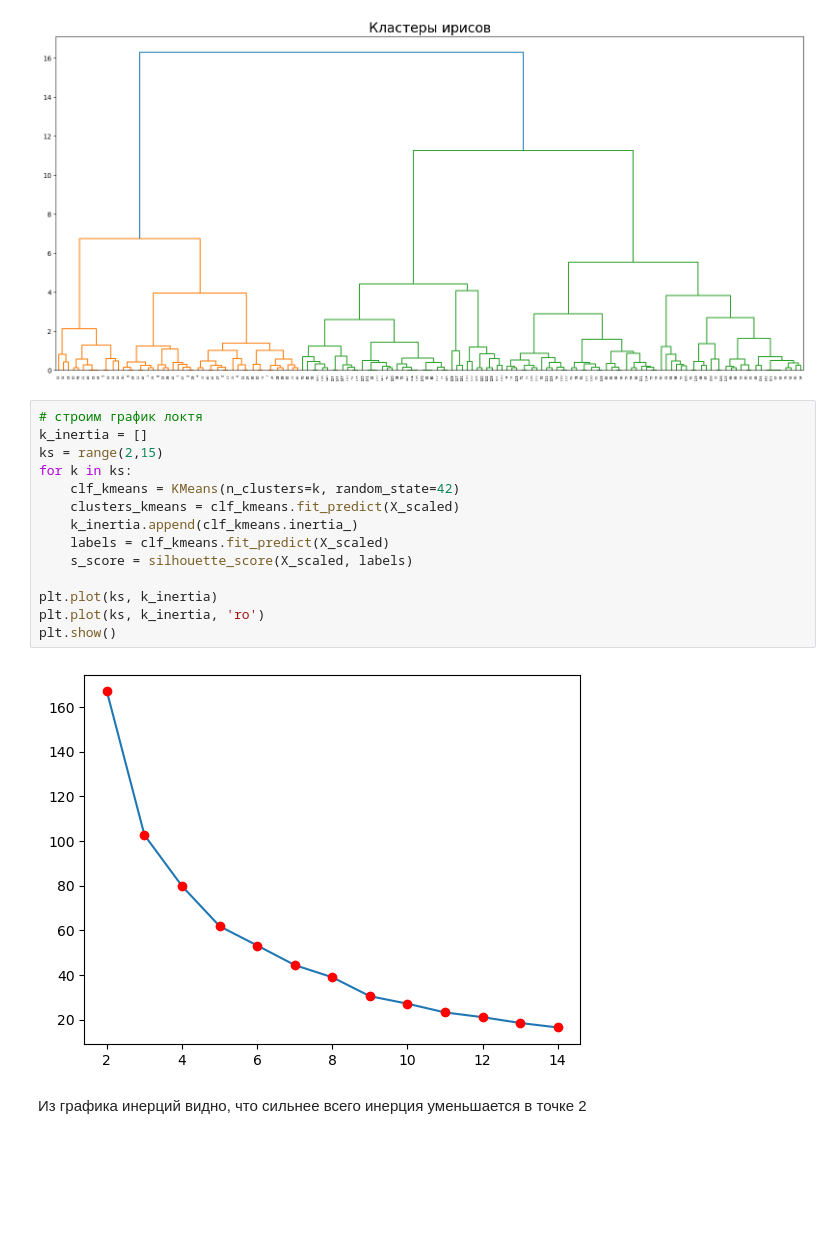
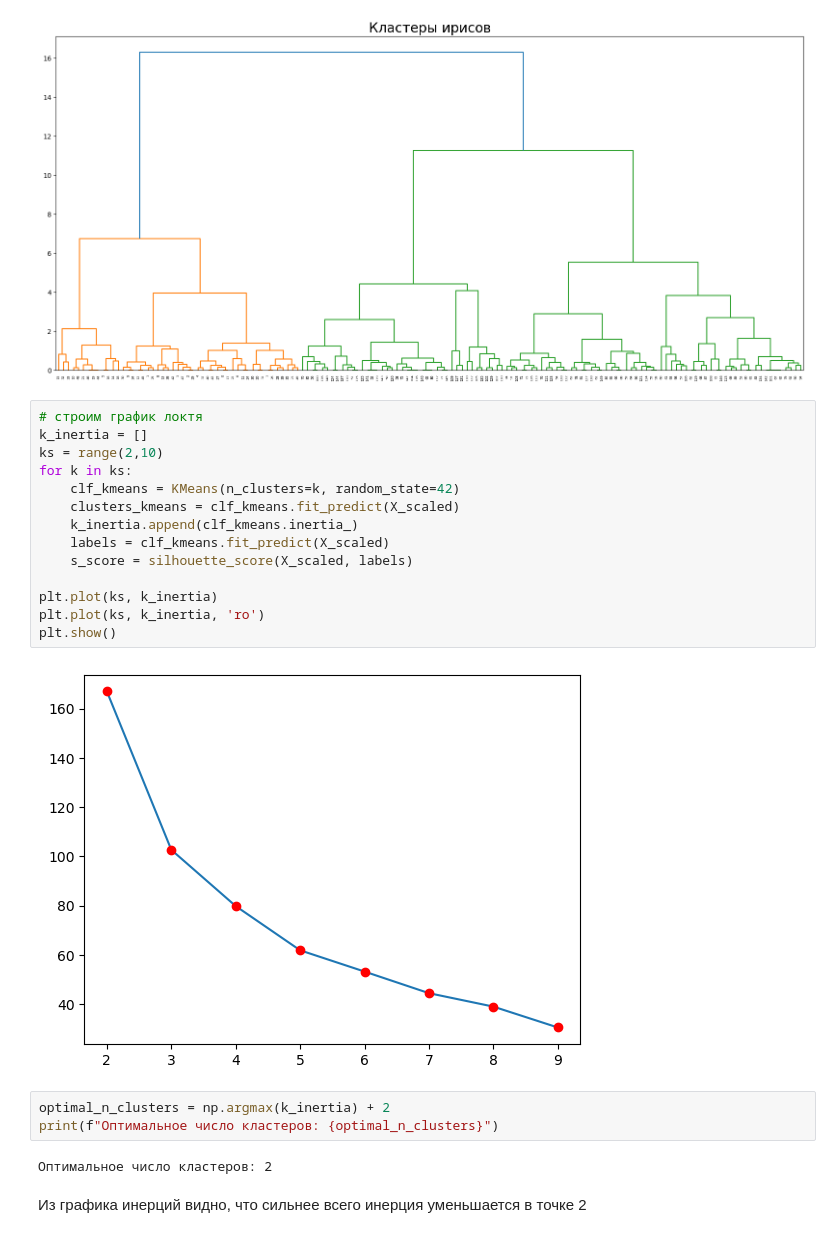
Before and after one commit to softmaticru/Homework11, a Jupyter notebook: Homework11.ipynb, the cells around one changed output. Saved outputs shown, nothing was run; the diff lists cells and outputs as text; blank space fills up the shorter version.

```diff
--- a/Homework11.ipynb
+++ b/Homework11.ipynb
@@ -188,18 +184,23 @@ dendrogram(links)
 # %%
 # строим график локтя
 k_inertia = []
-ks = range(2,15)
+ks = range(2,10)
 for k in ks:
     clf_kmeans = KMeans(n_clusters=k, random_state=42)
     clusters_kmeans = clf_kmeans.fit_predict(X_scaled)
     k_inertia.append(clf_kmeans.inertia_)
     labels = clf_kmeans.fit_predict(X_scaled)
     s_score = silhouette_score(X_scaled, labels)
 
 plt.plot(ks, k_inertia)
 plt.plot(ks, k_inertia, 'ro')
 plt.show()
 # %% [output]
-[figure, old version]
+[figure, new version]
+# %%
+optimal_n_clusters = np.argmax(k_inertia) + 2
+print(f"Оптимальное число кластеров: {optimal_n_clusters}")
+# %% [output]
+Оптимальное число кластеров: 2
 # %% [markdown]
 Из графика инерций видно, что сильнее всего инерция уменьшается в точке 2
```
Also changed, not shown: parts of 12 cells of this notebook.
